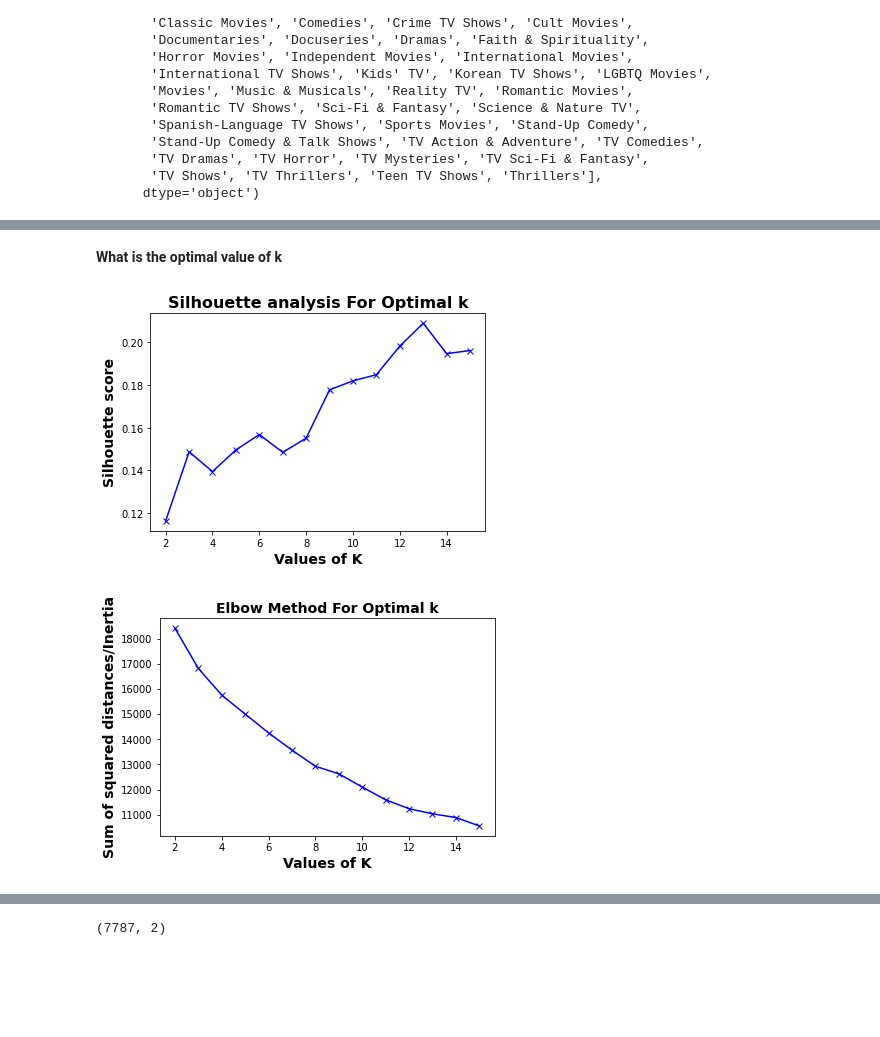
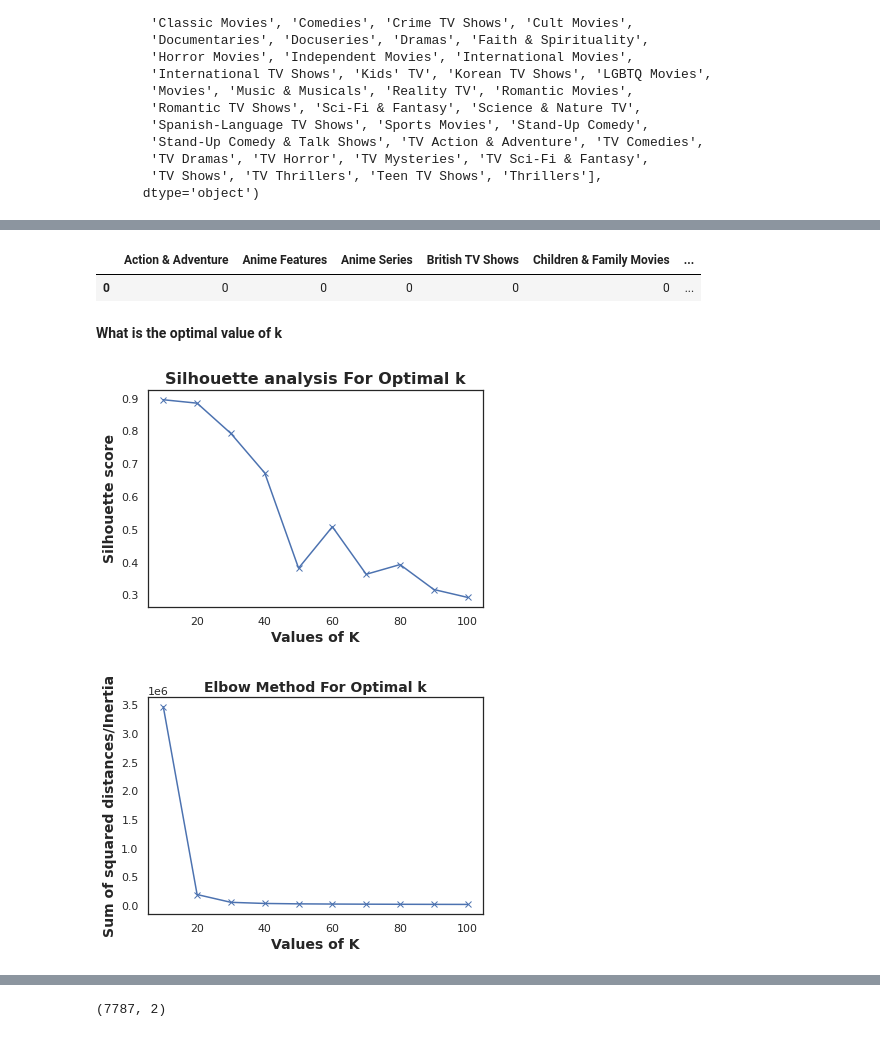
Before and after one commit to shetehm/NETFLIX-MOVIES-AND-TV-SHOWS-CLUSTERING, a Jupyter notebook: Individual_Colab_NETFLIX_MOVIES_AND_TV_SHOWS_CLUSTERING.ipynb, the cells around one changed output, grey strips where cells are left out. Drawn from its saved outputs; the diff is of its cells as text; code cells hidden in the pictures; blank space fills up the shorter version.

```diff
--- a/Individual_Colab_NETFLIX_MOVIES_AND_TV_SHOWS_CLUSTERING.ipynb
+++ b/Individual_Colab_NETFLIX_MOVIES_AND_TV_SHOWS_CLUSTERING.ipynb
@@ -879,2 +884,2 @@ count_encoded.head(1)
 # %%
-count_encoded.add_suffix('_Count')
+count_encoded= count_encoded.add_suffix('_Count')
@@ -895,5 +891,5 @@ count_encoded.add_suffix('_Count')
 # %%
-cluster_df= pd.concat([cluster_df, count_encoded], axis=1)
+cluster_df= cluster_df.join(count_encoded)
 # %%
 cluster_df.columns
 # %% [output]
@@ -923,6 +919,6 @@ cluster_df.shape
 # %%
 #Dropping non-numeric and irrelevant columns which will not be useful for clustering
-cluster_df= cluster_df.drop(['show_id', 'type', 'title', 'director', 'cast', 'country', 'date_added', 'release_year','duration', 'listed_in', 'description'], axis=1)
+cluster_df= cluster_df.drop(['show_id', 'type', 'title', 'director', 'cast', 'country', 'date_added','release_year', 'listed_in',  'duration', 'description'], axis=1)
 # %%
 cluster_df.shape
 # %% [output]
@@ -930,10 +926,15 @@ cluster_df.shape
+# %%
+cluster_df.head(1)
+# %% [output]
+|  | Action & Adventure | Anime Features | Anime Series | British TV Shows | Children & Family Movies | ... |
+| 0 | 0 | 0 | 0 | 0 | 0 | ... |
 # %% [markdown]
  **What is the optimal value of k**
 # %%
 # Silhouette scores for different values of k
 from sklearn.cluster import KMeans
 from sklearn.metrics import silhouette_score
-range_n_clusters =[2,3,4,5,6,7,8,9,10,11,12,13,14,15]
+range_n_clusters =[10,20,30,40,50,60,70,80,90,100]
 silhouette_avg = []
 for num_clusters in range_n_clusters:
 
@@ -951,23 +952,23 @@ plt.ylabel('Silhouette score', weight='bold', fontsize= 14)
 plt.title('Silhouette analysis For Optimal k', weight='bold', fontsize= 16)
 plt.show()
 # %% [output]
-[figure, old version]
+[figure, new version]
 # %%
 # Applying Elbow Method For Optimal k
 Sum_of_squared_distances = []
-K =[2,3,4,5,6,7,8,9,10,11,12,13,14,15]
+K =[10,20,30,40,50,60,70,80,90,100]
 for num_clusters in K :
  kmeans =  KMeans(n_clusters=num_clusters, init='k-means++', n_init=10)
  kmeans.fit(cluster_df)
  Sum_of_squared_distances.append(kmeans.inertia_)
 plt.plot(K,Sum_of_squared_distances,'bx-')
 
 plt.xlabel('Values of K', weight='bold', fontsize= 14)
 plt.ylabel('Sum of squared distances/Inertia', weight='bold', fontsize= 14)
 plt.title('Elbow Method For Optimal k', weight='bold', fontsize= 14)
 plt.show()
 # %% [output]
-[figure, old version]
+[figure, new version]
 # %%
 # Applying the model
 from sklearn.cluster import KMeans
```
Also changed, not shown: parts of 44 cells of this notebook.
